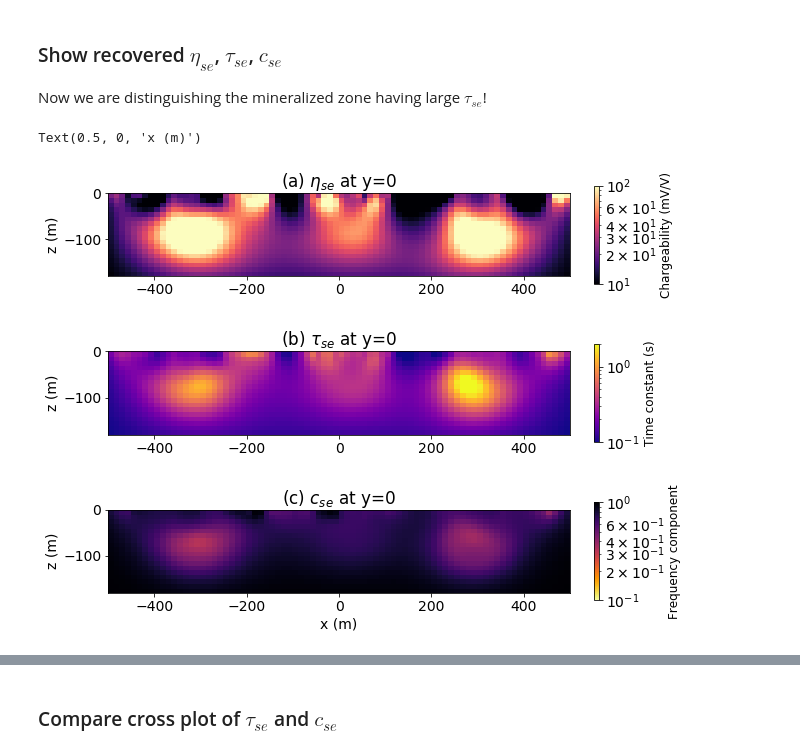
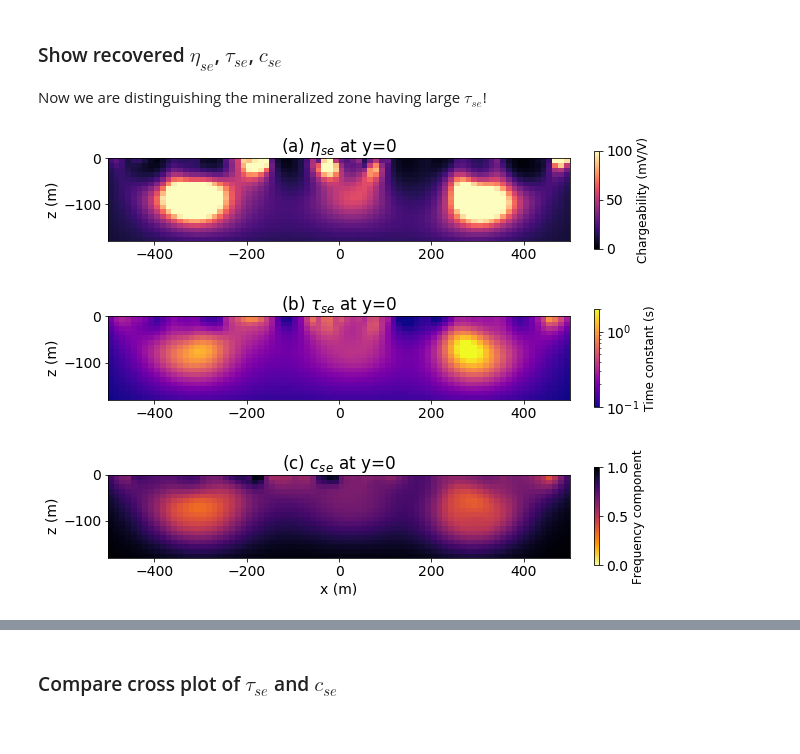
Before and after one commit to simpeg-research/kang-2018-spectral-inducedpolarization, a Jupyter notebook: notebooks/4-DC-SIP-inversion-2D.ipynb, the cells around one changed output, grey strips where cells are left out. Cells and saved outputs as stored; diff of their text form; code cells hidden in the pictures.

```diff
--- a/notebooks/4-DC-SIP-inversion-2D.ipynb
+++ b/notebooks/4-DC-SIP-inversion-2D.ipynb
@@ -817,19 +847,20 @@ titles = [
             '(b) $\\tau_{se}$',
             '(c) $c_{se}$',
 ]
-clims  = [(0.01*1000, 0.1*1000), (0.1, 2.), (0.1, 1.)]
+clims  = [(0, 100), (0.1, 2.), (0, 1.)]
 fig, axs = plt.subplots(3,1, figsize=(8*1.1, 10*3/4*1.1))
 for i, value in enumerate(props):
     vmin, vmax = value.min(), value.max()
+    if i ==1:
+        scale = matplotlib.colors.LogNorm()
+    else:
+        scale = None
     out = mesh_2d_core.plotImage(
-        value, grid=False, clim=clims[i], pcolorOpts={'cmap':cmaps[i], 'norm':matplotlib.colors.LogNorm()},
+        value, grid=False, clim=clims[i], pcolorOpts={'cmap':cmaps[i], 'norm':scale},
         ax=axs[i]
     )
-#     axs[i].contourf(X,Z, Value, cmap=my_cmap, levels=[1e-3, 0.08])
-#     axs[i].contour(X,Z, Value, colors='k', levels=[1e-3, 0.08], linewidths=1)
     axs[i].set_aspect("equal")
     cb = plt.colorbar(out[0], fraction=0.01, ax=axs[i])
-#     cb.set_ticks([vmin, vmax])
     cb.set_ticklabels(clims[i])
     if i<3:
         axs[i].set_xlabel("")
@@ -839,5 +870,5 @@ for i, value in enumerate(props):
     axs[i].set_ylabel("z (m)")
 axs[-1].set_xlabel("x (m)")
 plt.tight_layout()
-# fig.savefig(fig_dir+"inversion_conventional", dpi=200)
+fig.savefig(fig_dir+"inversion_conventional", dpi=200)
 # %% [output]
@@ -1039,39 +1070,38 @@ Now we are distinguishing the mineralized zone having large $\tau_{se}$!
 props = [eta_est[core_2d_inds]*1000, tau_est[core_2d_inds], c_est[core_2d_inds]]
 cmaps = ['magma', 'plasma', 'inferno_r']
 labels = [
     "Chargeability (mV/V)",
     "Time constant (s)",
     "Frequency component"
 ]
 titles = [
             '(a) $\eta_{se}$',
             '(b) $\\tau_{se}$',
             '(c) $c_{se}$',
 ]
-clims  = [(0.01*1000, 0.1*1000), (0.1, 2.), (0.1, 1.)]
+clims  = [(0, 100), (0.1, 2.), (0., 1.)]
 # fig, axs = plt.subplots(3,1, figsize=(8*1.1, 10*3/4*1.1))
 fig, axs = plt.subplots(3,1, figsize=(8*1.1, 7.5*1.1))
 for i, value in enumerate(props):
+    if i ==1:
+        scale = matplotlib.colors.LogNorm()
+    else:
+        scale = None
     vmin, vmax = value.min(), value.max()
     out = mesh_2d_core.plotImage(
-        value, grid=False, clim=clims[i], pcolorOpts={'cmap':cmaps[i], 'norm':matplotlib.colors.LogNorm()},
+        value, grid=False, clim=clims[i], pcolorOpts={'cmap':cmaps[i], 'norm':scale},
         ax=axs[i]
     )
-#     axs[i].contourf(X,Z, Value, cmap=my_cmap, levels=[1e-3, 0.08])
-#     axs[i].contour(X,Z, Value, colors='k', levels=[1e-3, 0.08], linewidths=1)
-
     axs[i].set_aspect("equal")
     cb = plt.colorbar(out[0], fraction=0.01, ax=axs[i])
-#     cb.set_ticks([vmin, vmax])
     cb.set_ticklabels(clims[i])
     if i<3:
         axs[i].set_xlabel("")
     axs[i].set_title(titles[i]+" at y=0")
     cb.set_label(labels[i], fontsize = 12)
     axs[i].set_ylabel("z (m)")
 axs[-1].set_xlabel("x (m)")
 # plt.tight_layout()
-# fig.savefig(fig_dir+"inversion_sip_2d", dpi=200)
+fig.savefig(fig_dir+"inversion_sip_2d", dpi=200)
 # %% [output]
-Text(0.5, 0, 'x (m)')
-[figure, old version]
+[figure, new version]
```
Also changed, not shown: parts of 9 cells of this notebook, 14 other files.
